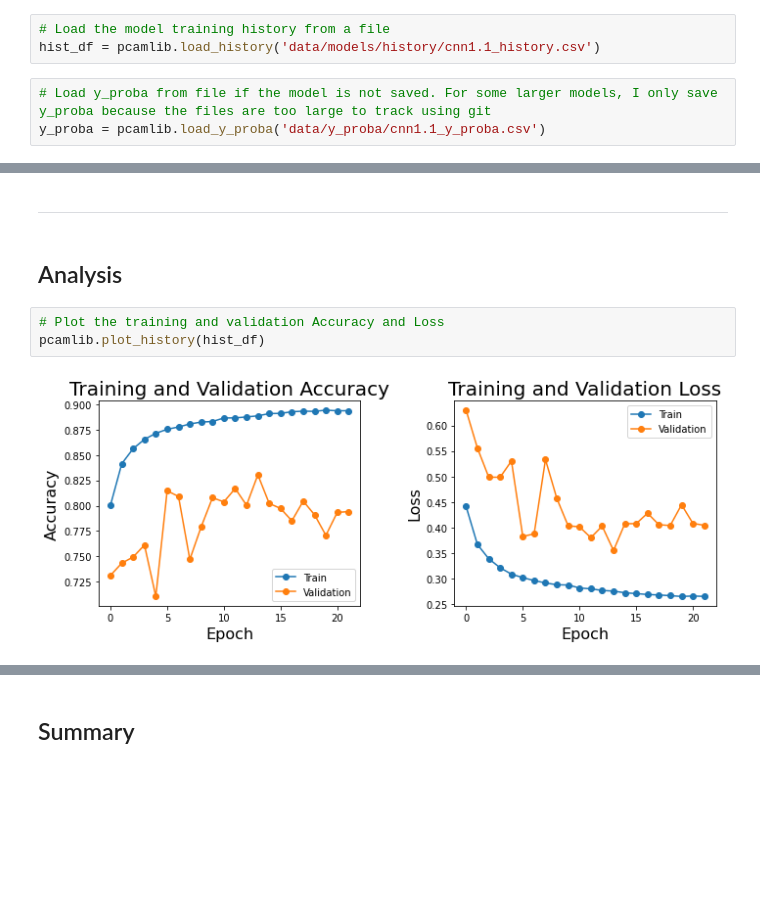
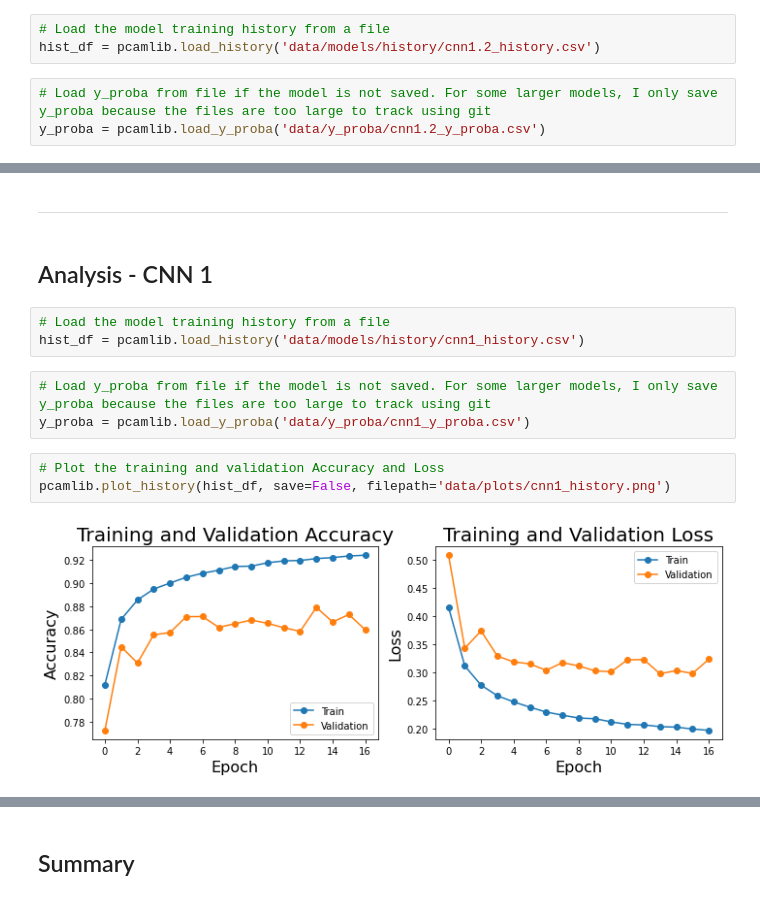
Before and after one commit to jaredlauer/capstone, a Jupyter notebook: Capstone - CNN1.ipynb, the cells around one changed output, grey strips where cells are left out. Cells and saved outputs as stored; diff of their text form; blank space fills up the shorter version.

Commit message:
Added additional markdown cells to notebooks and added some functionality to pcamlib.py

```diff
--- a/Capstone - CNN1.ipynb
+++ b/Capstone - CNN1.ipynb
@@ -229,6 +210,6 @@ cnn = tf.keras.models.load_model("data/models/cnn1.1")
 # %%
 # Load the model training history from a file
-hist_df = pcamlib.load_history('data/models/history/cnn1.1_history.csv')
+hist_df = pcamlib.load_history('data/models/history/cnn1.2_history.csv')
 # %%
 # Load y_proba from file if the model is not saved. For some larger models, I only save y_proba because the files are too large to track using git
-y_proba = pcamlib.load_y_proba('data/y_proba/cnn1.1_y_proba.csv')
+y_proba = pcamlib.load_y_proba('data/y_proba/cnn1.2_y_proba.csv')
@@ -235,9 +224,15 @@ y_proba = pcamlib.load_y_proba('data/y_proba/cnn1.1_y_proba.csv')
 # %% [markdown]
 ---
 # %% [markdown]
-## Analysis
+## Analysis - CNN 1
+# %%
+# Load the model training history from a file
+hist_df = pcamlib.load_history('data/models/history/cnn1_history.csv')
+# %%
+# Load y_proba from file if the model is not saved. For some larger models, I only save y_proba because the files are too large to track using git
+y_proba = pcamlib.load_y_proba('data/y_proba/cnn1_y_proba.csv')
 # %%
 # Plot the training and validation Accuracy and Loss
-pcamlib.plot_history(hist_df)
+pcamlib.plot_history(hist_df, save=False, filepath='data/plots/cnn1_history.png')
 # %% [output]
-[figure, old version]
+[figure, new version]
```
Also changed, not shown: parts of 56 cells of this notebook, 7 other files.
